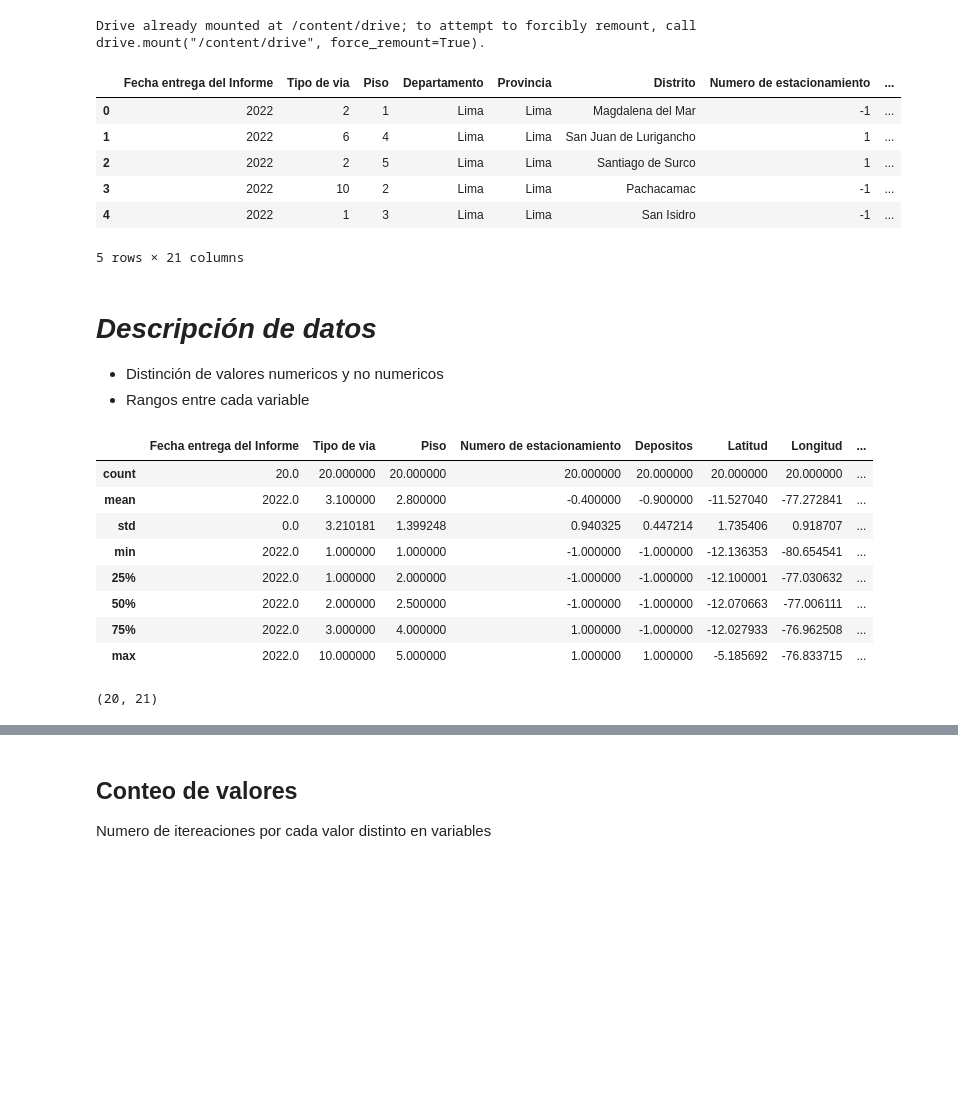
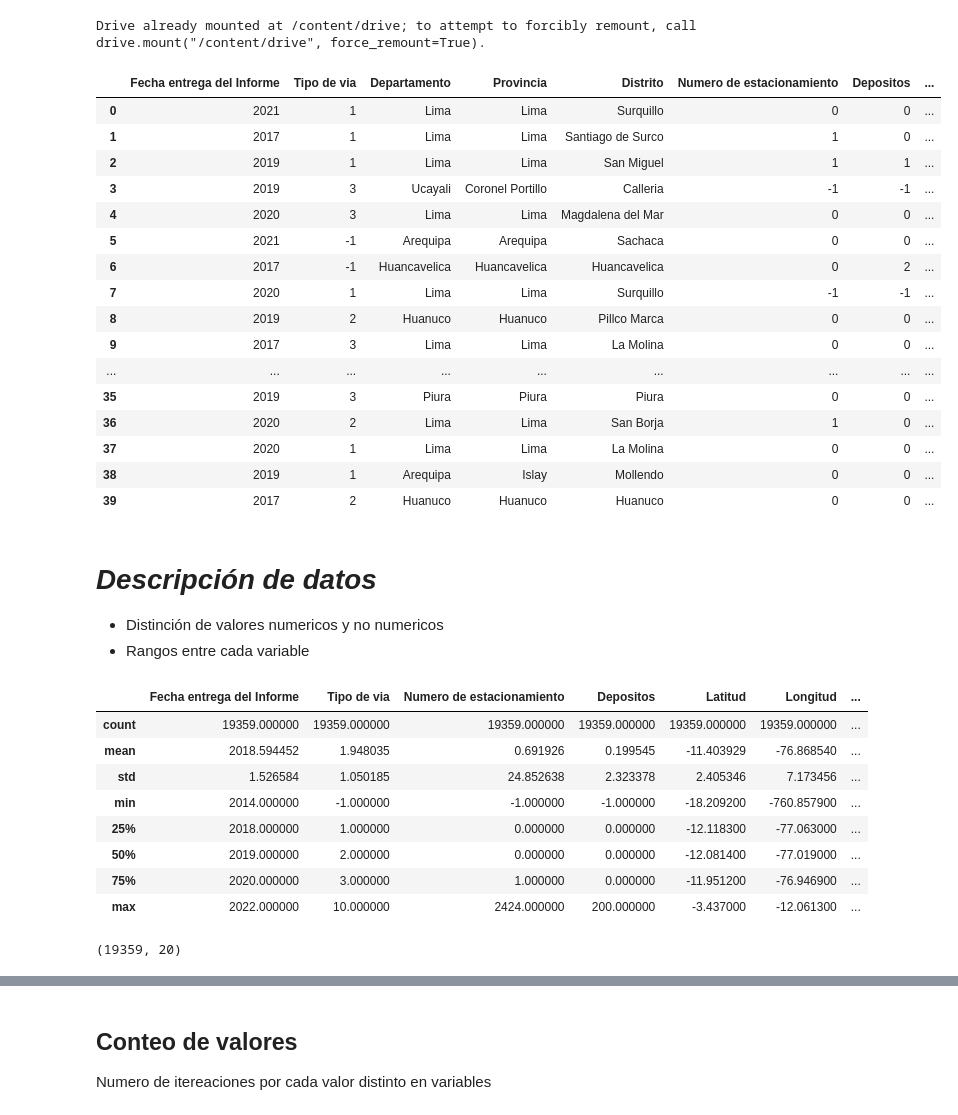
Before and after one commit to Devsthink/BBVA-DATA-DRIVEN, a Jupyter notebook: Final__BBVA_Hackaton.ipynb, the cells around one changed output, grey strips where cells are left out. Cells and saved outputs as stored; diff of their text form; code cells hidden in the pictures; blank space fills up the shorter version.

```diff
--- a/Final__BBVA_Hackaton.ipynb
+++ b/Final__BBVA_Hackaton.ipynb
@@ -69,18 +69,28 @@ drive.mount('/content/drive')
 Drive already mounted at /content/drive; to attempt to forcibly remount, call drive.mount("/content/drive", force_remount=True).
 # %%
 #path = '/content/drive/MyDrive/BBVA_Hackaton/Train_Data_BBVA.csv'
-path = '/content/drive/MyDrive/BBVA_Hackaton/Train_Data_BBVA.csv'
+path_new = '/content/drive/MyDrive/BBVA_Hackaton/FinalTrain_Sinpiso_Dataset_Real_BBVA.csv'
 # %%
-df = pd.read_csv(path)
-df.head()
+df = pd.read_csv(path_new)
+df.head(40)
 # %% [output]
-|  | Fecha entrega del Informe | Tipo de via | Piso | Departamento | Provincia | Distrito | Numero de estacionamiento | ... |
-| 0 | 2022 | 2 | 1 | Lima | Lima | Magdalena del Mar | -1 | ... |
-| 1 | 2022 | 6 | 4 | Lima | Lima | San Juan de Lurigancho | 1 | ... |
-| 2 | 2022 | 2 | 5 | Lima | Lima | Santiago de Surco | 1 | ... |
-| 3 | 2022 | 10 | 2 | Lima | Lima | Pachacamac | -1 | ... |
-| 4 | 2022 | 1 | 3 | Lima | Lima | San Isidro | -1 | ... |
+|  | Fecha entrega del Informe | Tipo de via | Departamento | Provincia | Distrito | Numero de estacionamiento | Depositos | ... |
+| 0 | 2021 | 1 | Lima | Lima | Surquillo | 0 | 0 | ... |
+| 1 | 2017 | 1 | Lima | Lima | Santiago de Surco | 1 | 0 | ... |
+| 2 | 2019 | 1 | Lima | Lima | San Miguel | 1 | 1 | ... |
+| 3 | 2019 | 3 | Ucayali | Coronel Portillo | Calleria | -1 | -1 | ... |
+| 4 | 2020 | 3 | Lima | Lima | Magdalena del Mar | 0 | 0 | ... |
+| 5 | 2021 | -1 | Arequipa | Arequipa | Sachaca | 0 | 0 | ... |
+| 6 | 2017 | -1 | Huancavelica | Huancavelica | Huancavelica | 0 | 2 | ... |
+| 7 | 2020 | 1 | Lima | Lima | Surquillo | -1 | -1 | ... |
+| 8 | 2019 | 2 | Huanuco | Huanuco | Pillco Marca | 0 | 0 | ... |
+| 9 | 2017 | 3 | Lima | Lima | La Molina | 0 | 0 | ... |
+| ... | ... | ... | ... | ... | ... | ... | ... | ... |
+| 35 | 2019 | 3 | Piura | Piura | Piura | 0 | 0 | ... |
+| 36 | 2020 | 2 | Lima | Lima | San Borja | 1 | 0 | ... |
+| 37 | 2020 | 1 | Lima | Lima | La Molina | 0 | 0 | ... |
+| 38 | 2019 | 1 | Arequipa | Islay | Mollendo | 0 | 0 | ... |
+| 39 | 2017 | 2 | Huanuco | Huanuco | Huanuco | 0 | 0 | ... |
-5 rows × 21 columns
 # %% [markdown]
 # *Descripción de datos*
 
@@ -90,20 +100,20 @@ df.head()
 #Valores descriptivos de dataset
 df.describe()
 # %% [output]
-|  | Fecha entrega del Informe | Tipo de via | Piso | Numero de estacionamiento | Depositos | Latitud | Longitud | ... |
-| count | 20.0 | 20.000000 | 20.000000 | 20.000000 | 20.000000 | 20.000000 | 20.000000 | ... |
-| mean | 2022.0 | 3.100000 | 2.800000 | -0.400000 | -0.900000 | -11.527040 | -77.272841 | ... |
-| std | 0.0 | 3.210181 | 1.399248 | 0.940325 | 0.447214 | 1.735406 | 0.918707 | ... |
-| min | 2022.0 | 1.000000 | 1.000000 | -1.000000 | -1.000000 | -12.136353 | -80.654541 | ... |
-| 25% | 2022.0 | 1.000000 | 2.000000 | -1.000000 | -1.000000 | -12.100001 | -77.030632 | ... |
-| 50% | 2022.0 | 2.000000 | 2.500000 | -1.000000 | -1.000000 | -12.070663 | -77.006111 | ... |
-| 75% | 2022.0 | 3.000000 | 4.000000 | 1.000000 | -1.000000 | -12.027933 | -76.962508 | ... |
-| max | 2022.0 | 10.000000 | 5.000000 | 1.000000 | 1.000000 | -5.185692 | -76.833715 | ... |
+|  | Fecha entrega del Informe | Tipo de via | Numero de estacionamiento | Depositos | Latitud | Longitud | ... |
+| count | 19359.000000 | 19359.000000 | 19359.000000 | 19359.000000 | 19359.000000 | 19359.000000 | ... |
+| mean | 2018.594452 | 1.948035 | 0.691926 | 0.199545 | -11.403929 | -76.868540 | ... |
+| std | 1.526584 | 1.050185 | 24.852638 | 2.323378 | 2.405346 | 7.173456 | ... |
+| min | 2014.000000 | -1.000000 | -1.000000 | -1.000000 | -18.209200 | -760.857900 | ... |
+| 25% | 2018.000000 | 1.000000 | 0.000000 | 0.000000 | -12.118300 | -77.063000 | ... |
+| 50% | 2019.000000 | 2.000000 | 0.000000 | 0.000000 | -12.081400 | -77.019000 | ... |
+| 75% | 2020.000000 | 3.000000 | 1.000000 | 0.000000 | -11.951200 | -76.946900 | ... |
+| max | 2022.000000 | 10.000000 | 2424.000000 | 200.000000 | -3.437000 | -12.061300 | ... |
 # %%
 #Numero de registros y valores a tomar en cuenta
 df.shape
 # %% [output]
-(20, 21)
+(19359, 20)
 # %%
 df.dtypes
 # %% [output]
```
Also changed, not shown: parts of 45 cells of this notebook.
